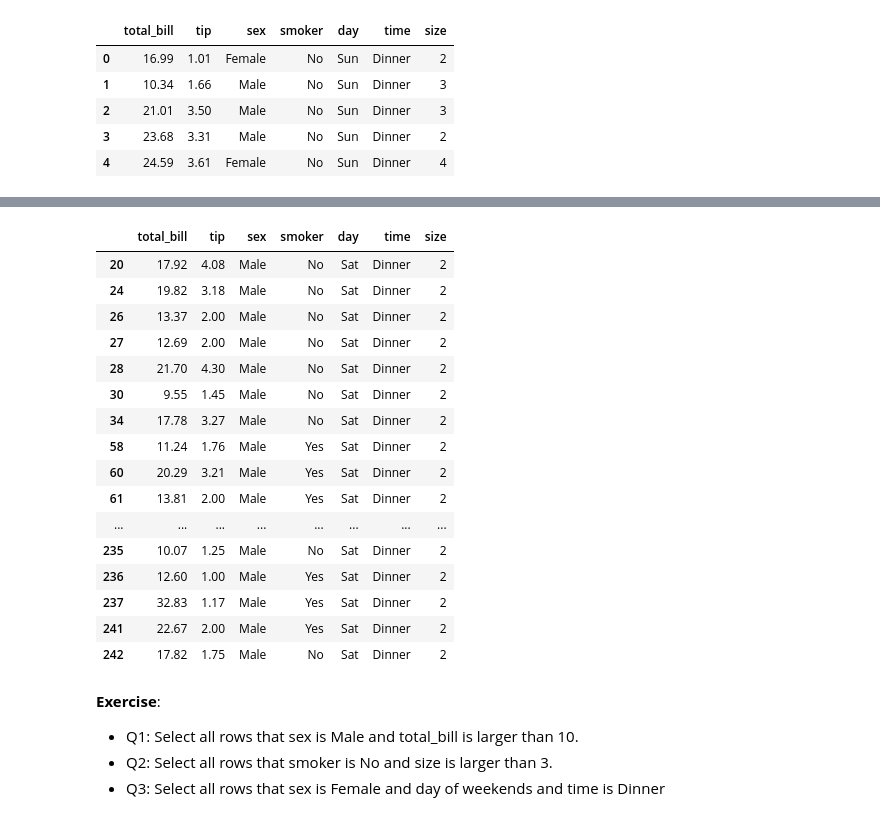
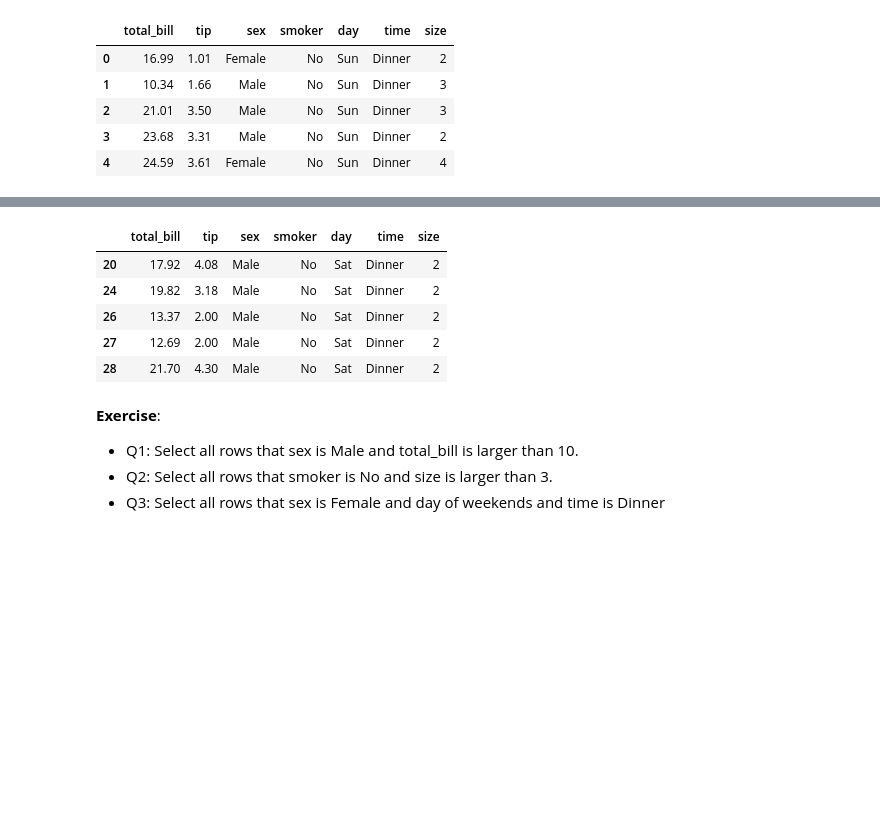
Before and after one commit to honghanhh/mci_python_31_level_1, a Jupyter notebook: Live Slides/Live Lecture 5/DAT_Live_Lecture5-Copy1.ipynb, the cells around one changed output, grey strips where cells are left out. Cells and saved outputs as stored; diff of their text form; code cells hidden in the pictures; blank space fills up the shorter version.

```diff
--- a/Live Slides/Live Lecture 5/DAT_Live_Lecture5-Copy1.ipynb
+++ b/Live Slides/Live Lecture 5/DAT_Live_Lecture5-Copy1.ipynb
@@ -325,24 +341,13 @@ df3[conditions]
 # %%
-conditions = (df3['sex'] == 'Male') & ((df3['day'] == 'Fri') | (df3['day'] == 'Sat')) & (df3['size'] == 2)
-df3[conditions]
+conditions = (df3.sex == 'Male') & ((df3['day'] == 'Fri') | (df3['day'] == 'Sat')) & (df3['size'] == 2)
+df3[conditions].head()
 # %% [output]
 |  | total_bill | tip | sex | smoker | day | time | size |
 | 20 | 17.92 | 4.08 | Male | No | Sat | Dinner | 2 |
 | 24 | 19.82 | 3.18 | Male | No | Sat | Dinner | 2 |
 | 26 | 13.37 | 2.00 | Male | No | Sat | Dinner | 2 |
 | 27 | 12.69 | 2.00 | Male | No | Sat | Dinner | 2 |
 | 28 | 21.70 | 4.30 | Male | No | Sat | Dinner | 2 |
-| 30 | 9.55 | 1.45 | Male | No | Sat | Dinner | 2 |
-| 34 | 17.78 | 3.27 | Male | No | Sat | Dinner | 2 |
-| 58 | 11.24 | 1.76 | Male | Yes | Sat | Dinner | 2 |
-| 60 | 20.29 | 3.21 | Male | Yes | Sat | Dinner | 2 |
-| 61 | 13.81 | 2.00 | Male | Yes | Sat | Dinner | 2 |
-| ... | ... | ... | ... | ... | ... | ... | ... |
-| 235 | 10.07 | 1.25 | Male | No | Sat | Dinner | 2 |
-| 236 | 12.60 | 1.00 | Male | Yes | Sat | Dinner | 2 |
-| 237 | 32.83 | 1.17 | Male | Yes | Sat | Dinner | 2 |
-| 241 | 22.67 | 2.00 | Male | Yes | Sat | Dinner | 2 |
-| 242 | 17.82 | 1.75 | Male | No | Sat | Dinner | 2 |
 # %% [markdown]
 **Exercise**:
 
```
Also changed, not shown: parts of 25 cells of this notebook.
